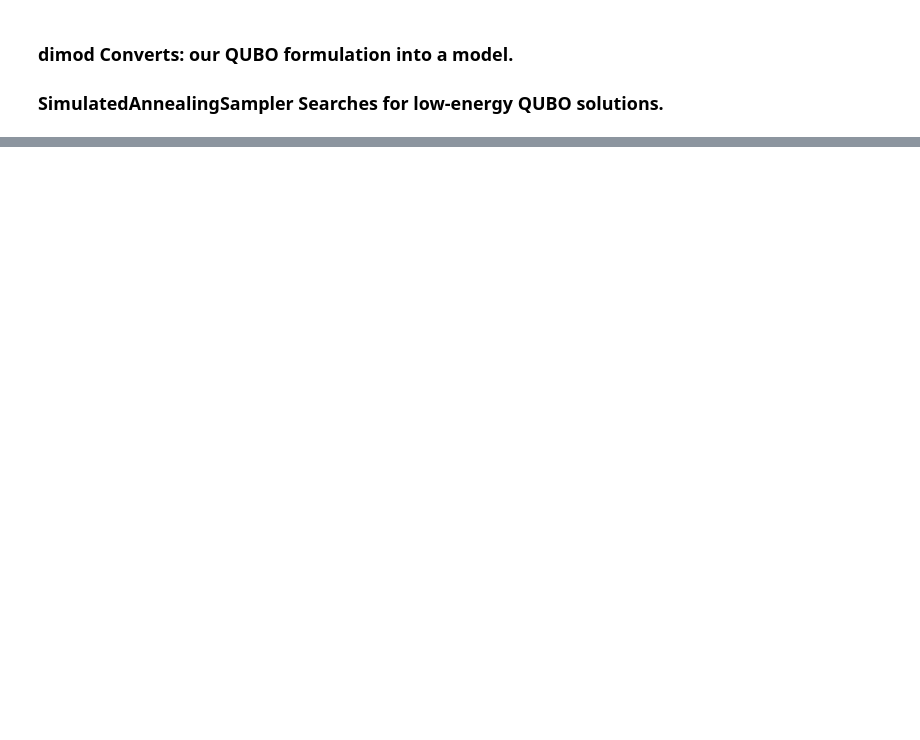
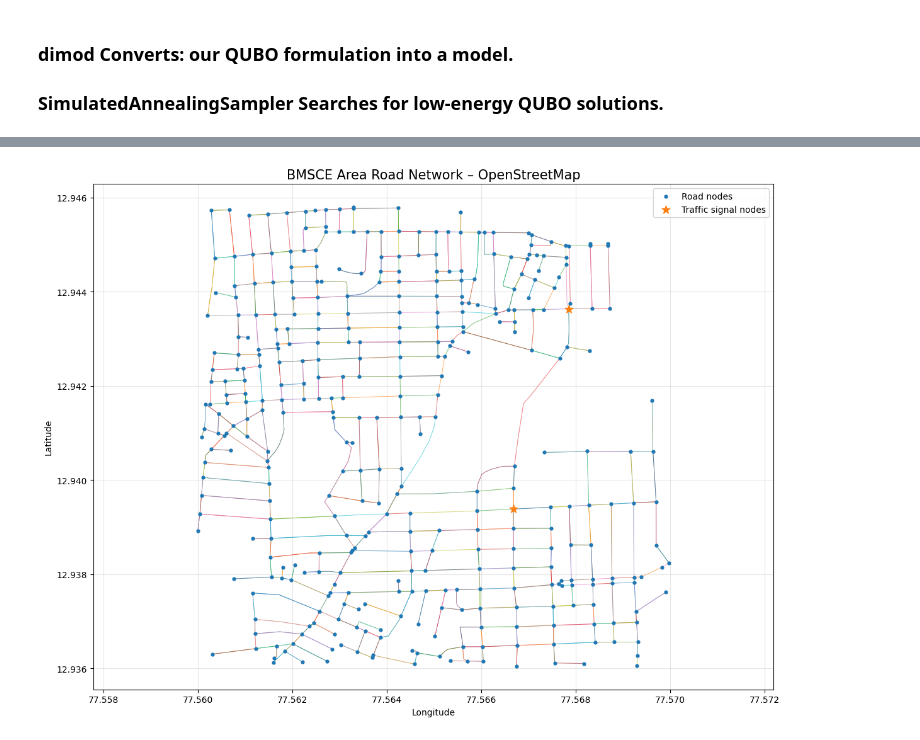
Before and after one commit to Snehamn24/Ambulance-QUBO, a Jupyter notebook: Ambulance_QUBO_Research_Implementation.ipynb, the cells around one changed output, grey strips where cells are left out. Cells and saved outputs as stored; diff of their text form; code cells hidden in the pictures; blank space fills up the shorter version.

```diff
--- a/Ambulance_QUBO_Research_Implementation.ipynb
+++ b/Ambulance_QUBO_Research_Implementation.ipynb
@@ -217,0 +659,95 @@ All required libraries are ready.
+# %%
+# ---------------------------------------
+# STEP 1: CREATE THE PLOT
+# ---------------------------------------
+
+fig, ax = plt.subplots(figsize=(12, 9))
+
+# ---------------------------------------
+# STEP 2: DRAW ROAD EDGES
+# ---------------------------------------
+
+for u, v, key, data in G.edges(keys=True, data=True):
+
+    geometry = data.get("geometry", [])
+
+    # Use the edge geometry when available
+    if geometry and len(geometry) >= 2:
+        coordinates = geometry
+
+    else:
+        # Fallback: use the coordinates of the endpoint nodes
+        coordinates = [
+            (G.nodes[u]["x"], G.nodes[u]["y"]),
+            (G.nodes[v]["x"], G.nodes[v]["y"])
+        ]
+
+    xs = [point[0] for point in coordinates]
+    ys = [point[1] for point in coordinates]
+
+    ax.plot(xs, ys, linewidth=0.7, alpha=0.6)
+
+# ---------------------------------------
+# STEP 3: DRAW ALL NODES
+# ---------------------------------------
+
+node_x = [data["x"] for _, data in G.nodes(data=True)]
+node_y = [data["y"] for _, data in G.nodes(data=True)]
+
+ax.scatter(
+    node_x,
+    node_y,
+    s=12,
+    label="Road nodes",
+    zorder=3
+)
+
+# ---------------------------------------
+# STEP 4: HIGHLIGHT SIGNAL NODES
+# ---------------------------------------
+
+signal_nodes = [
+    (node, data)
+    for node, data in G.nodes(data=True)
+    if data.get("signal", False)
+]
+
+if signal_nodes:
+
+    signal_x = [data["x"] for _, data in signal_nodes]
+    signal_y = [data["y"] for _, data in signal_nodes]
+
+    ax.scatter(
+        signal_x,
+        signal_y,
+        s=90,
+        marker="*",
+        label="Traffic signal nodes",
+        zorder=4
+    )
+
+# ---------------------------------------
+# STEP 5: FORMAT THE VISUALIZATION
+# ---------------------------------------
+
+ax.set_title(
+    "BMSCE Area Road Network – OpenStreetMap",
+    fontsize=15
+)
+
+ax.set_xlabel("Longitude")
+ax.set_ylabel("Latitude")
+
+ax.set_aspect("equal", adjustable="datalim")
+ax.grid(True, alpha=0.3)
+ax.legend()
+
+plt.tight_layout()
+plt.show()
+
+print("Road network visualization completed.")
+print("Total nodes:", G.number_of_nodes())
+print("Total edges:", G.number_of_edges())
+print("Traffic signal nodes:", len(signal_nodes))
+# %% [output]
+[figure, added]
```
Also changed, not shown: parts of 139 cells of this notebook.
